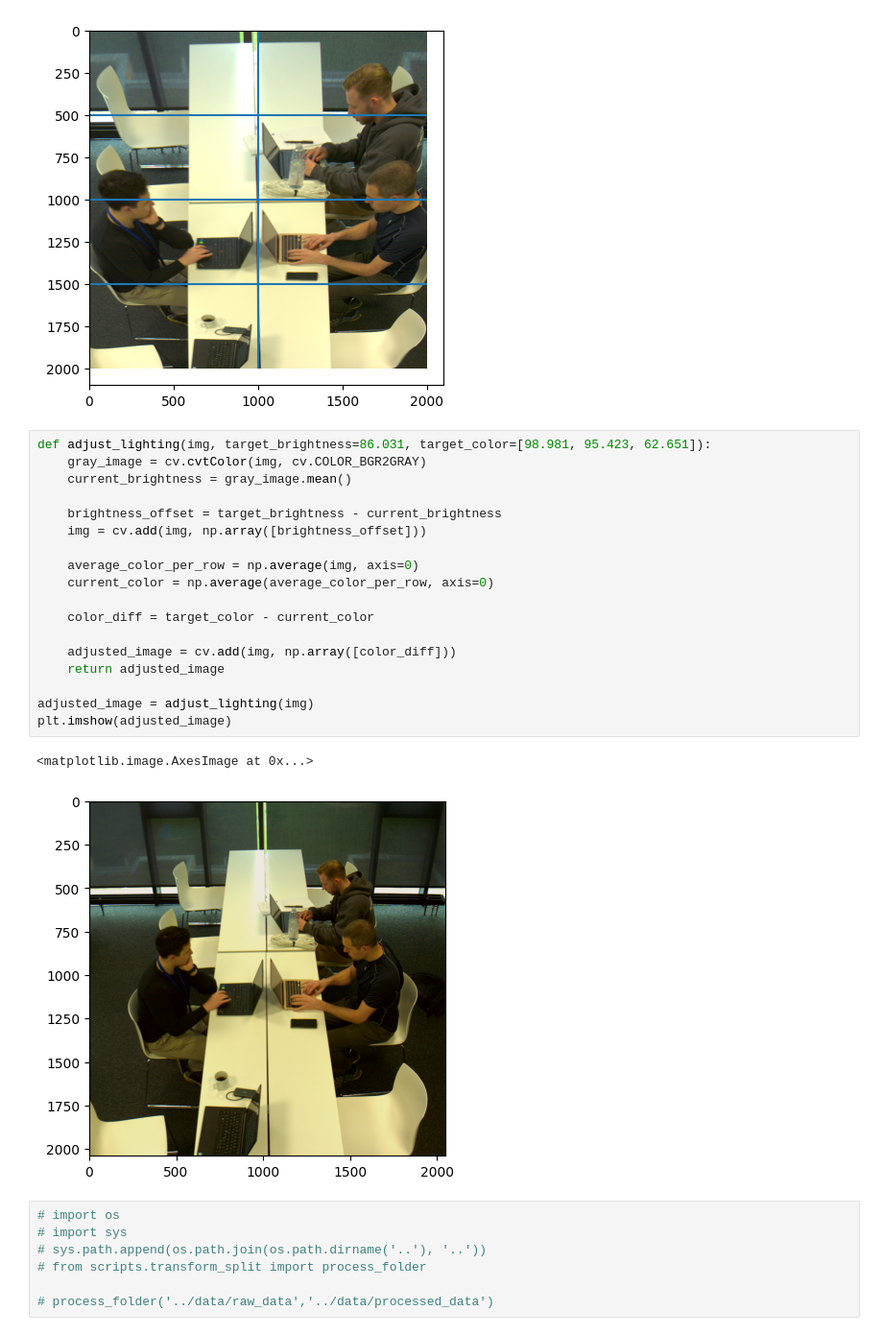
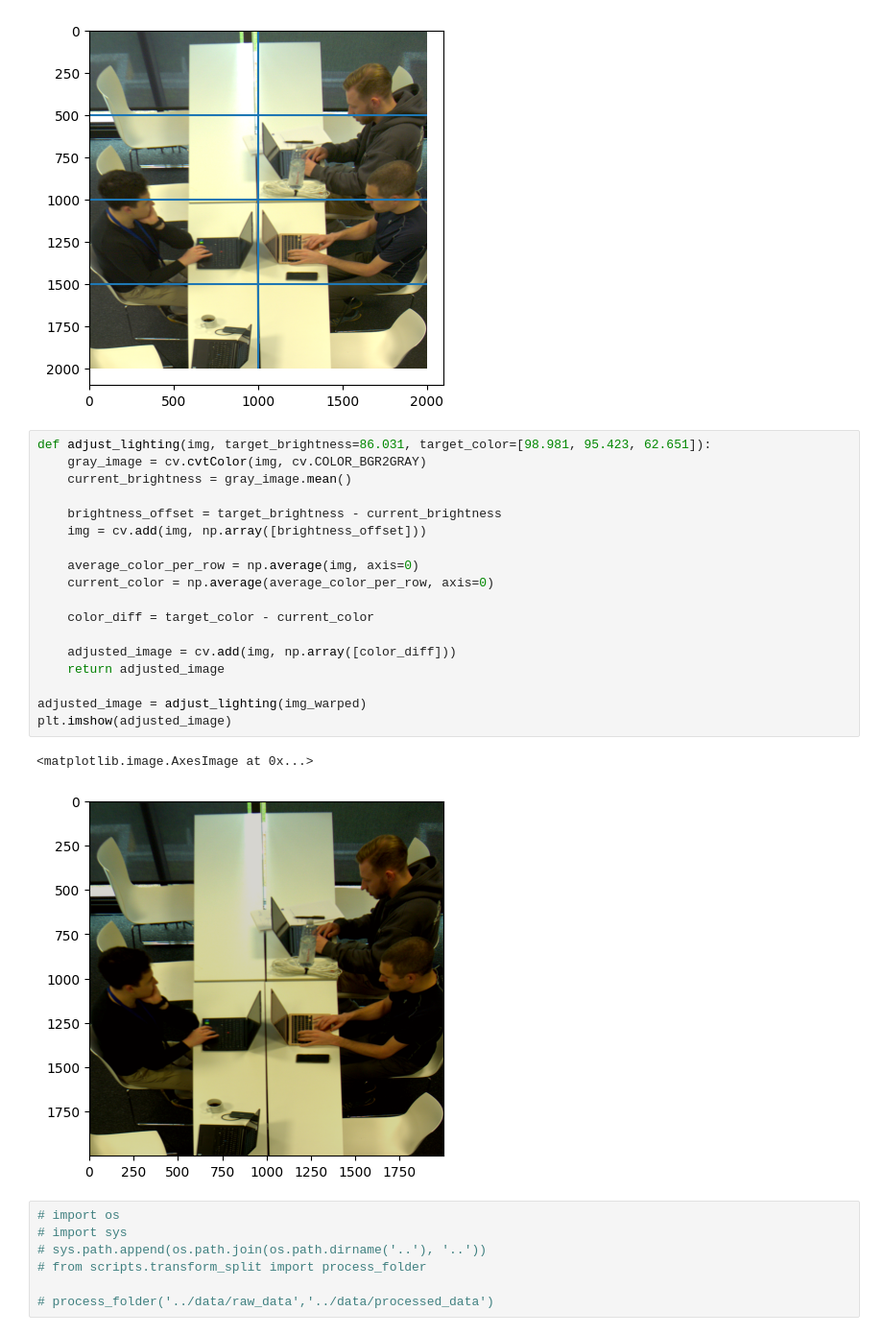
Before and after one commit to TimBerti/zeiss-hackathon-2024, a Jupyter notebook: notebooks/image_transform.ipynb, the cells around one changed output. Shown at 96% size. Drawn from its saved outputs; the diff is of its cells as text.

```diff
--- a/notebooks/image_transform.ipynb
+++ b/notebooks/image_transform.ipynb
@@ -56,24 +56,24 @@ plt.show()
 # %%
 def adjust_lighting(img, target_brightness=86.031, target_color=[98.981, 95.423, 62.651]):
     gray_image = cv.cvtColor(img, cv.COLOR_BGR2GRAY)
     current_brightness = gray_image.mean()
 
     brightness_offset = target_brightness - current_brightness
     img = cv.add(img, np.array([brightness_offset]))
 
     average_color_per_row = np.average(img, axis=0)
     current_color = np.average(average_color_per_row, axis=0)
 
     color_diff = target_color - current_color
 
     adjusted_image = cv.add(img, np.array([color_diff]))
     return adjusted_image
 
-adjusted_image = adjust_lighting(img)
+adjusted_image = adjust_lighting(img_warped)
 plt.imshow(adjusted_image)
 # %% [output]
 <matplotlib.image.AxesImage at 0x...>
-[figure, old version]
+[figure, new version]
 # %%
 # import os
 # import sys
```
